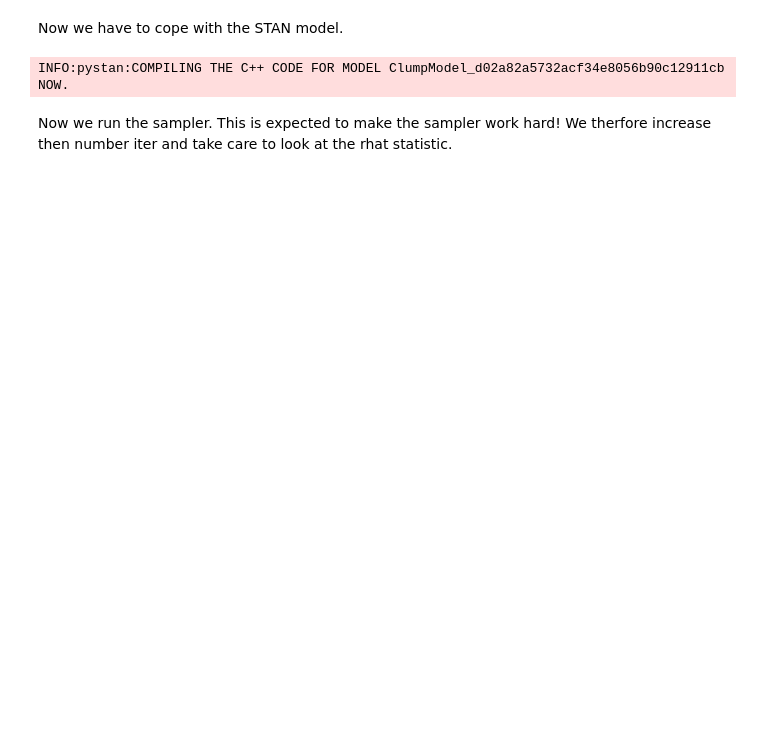
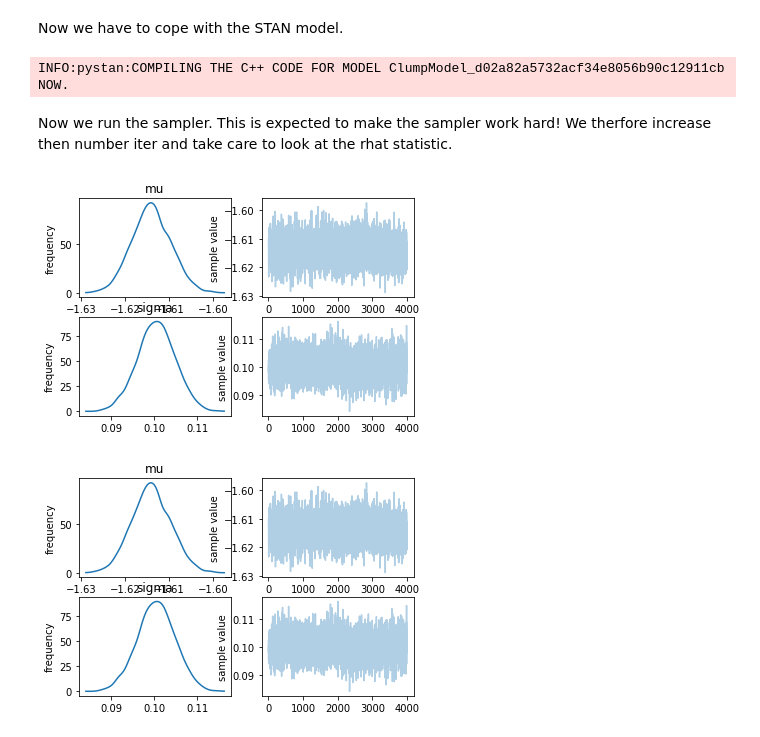
Before and after one commit to grd349/PyStanExamples, a Jupyter notebook: HierarchicalSimple.ipynb, the cells around one changed output. Saved outputs shown, nothing was run; the diff lists cells and outputs as text; code cells hidden in the pictures; blank space fills up the shorter version.

```diff
--- a/HierarchicalSimple.ipynb
+++ b/HierarchicalSimple.ipynb
@@ -49,9 +49,12 @@ Now we run the sampler.  This is expected to make the sampler work hard!  We the
 # %%
 dat = {'N': len(M),
       'M': M,
       'tau': unc}
-fit = sm.sampling(data=dat, iter=80000, chains=4, pars=['mu', 'sigma'])
+fit = sm.sampling(data=dat, iter=2000, chains=4, pars=['mu', 'sigma'])
 fit.plot()
+# %% [output]
+[figure, added]
+[figure, added]
 # %%
 print(fit)
 # %% [output]
```
Also changed, not shown: parts of 2 cells of this notebook.
